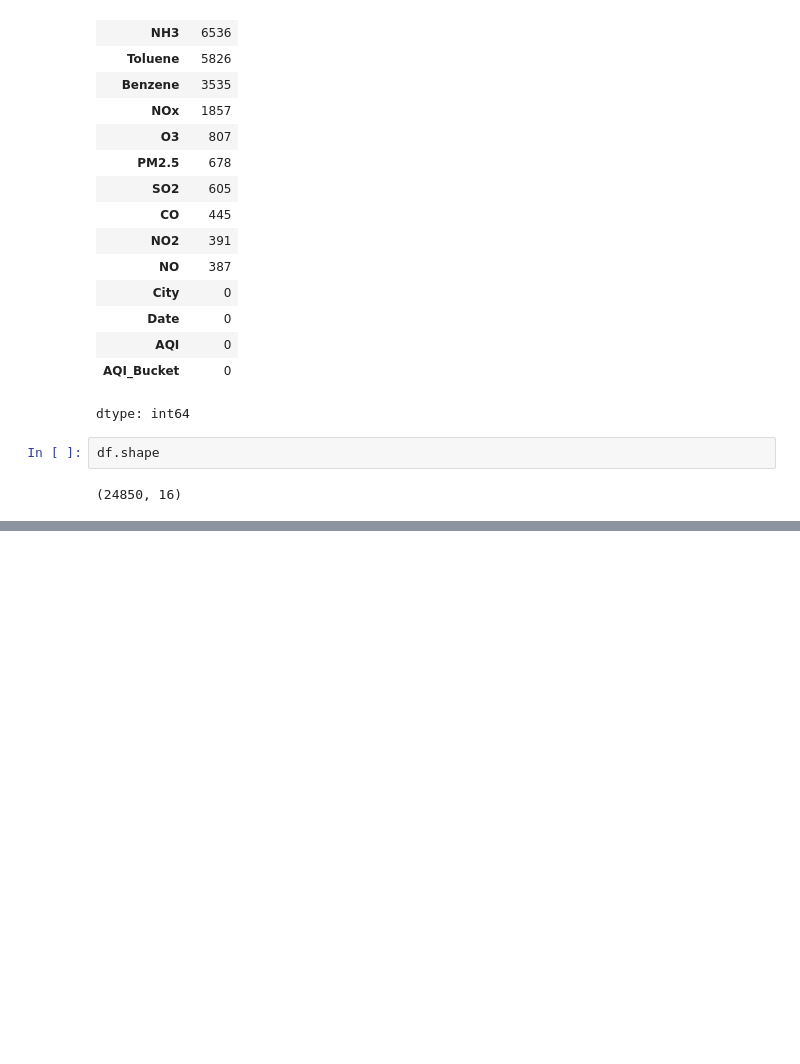
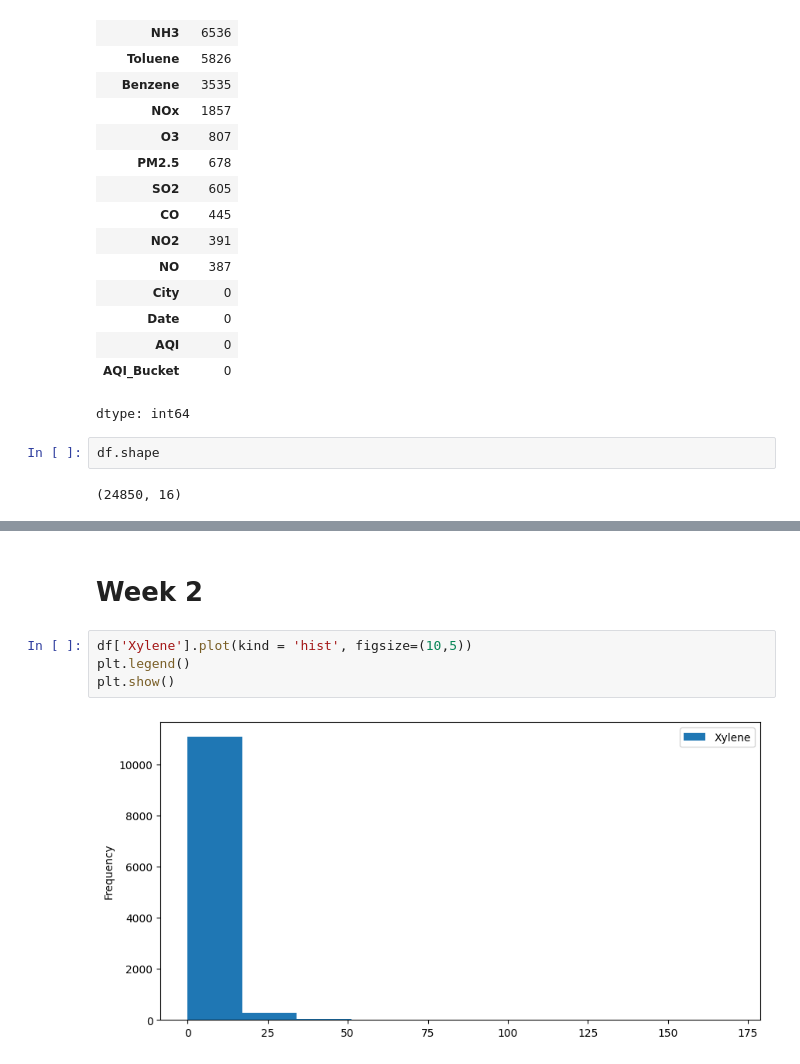
Before and after one commit to JimitDhamecha/Enter-Week-1, a Jupyter notebook: air_quality_index_predection.ipynb, the cells around one changed output, grey strips where cells are left out. Drawn from its saved outputs; the diff is of its cells as text; blank space fills up the shorter version.

```diff
--- a/air_quality_index_predection.ipynb
+++ b/air_quality_index_predection.ipynb
@@ -129 +129,9 @@ null_values_percentage
 dtype: float64
+# %% [markdown]
+# Week 2
+# %%
+df['Xylene'].plot(kind = 'hist', figsize=(10,5))
+plt.legend()
+plt.show()
+# %% [output]
+[figure, added]
```
Also changed, not shown: parts of 38 cells of this notebook.
